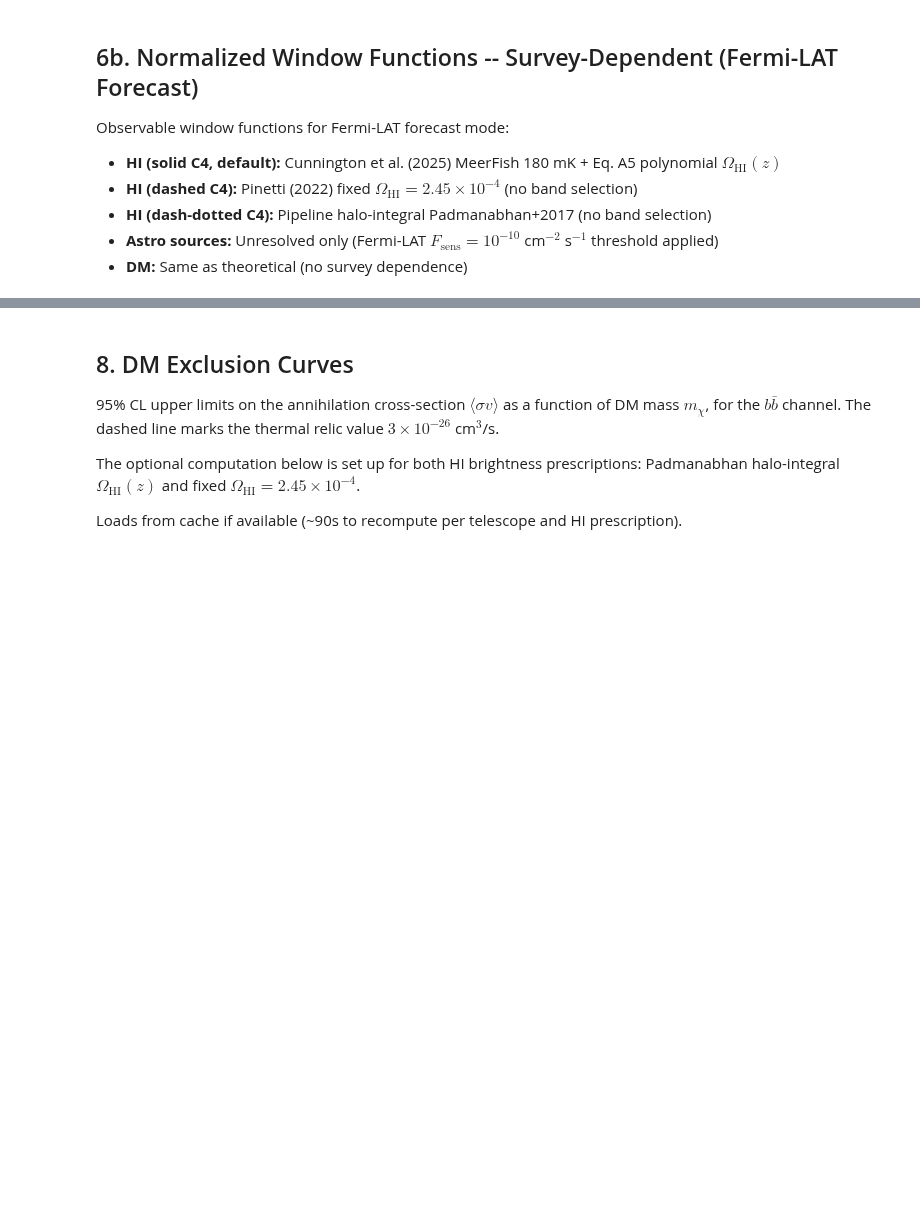
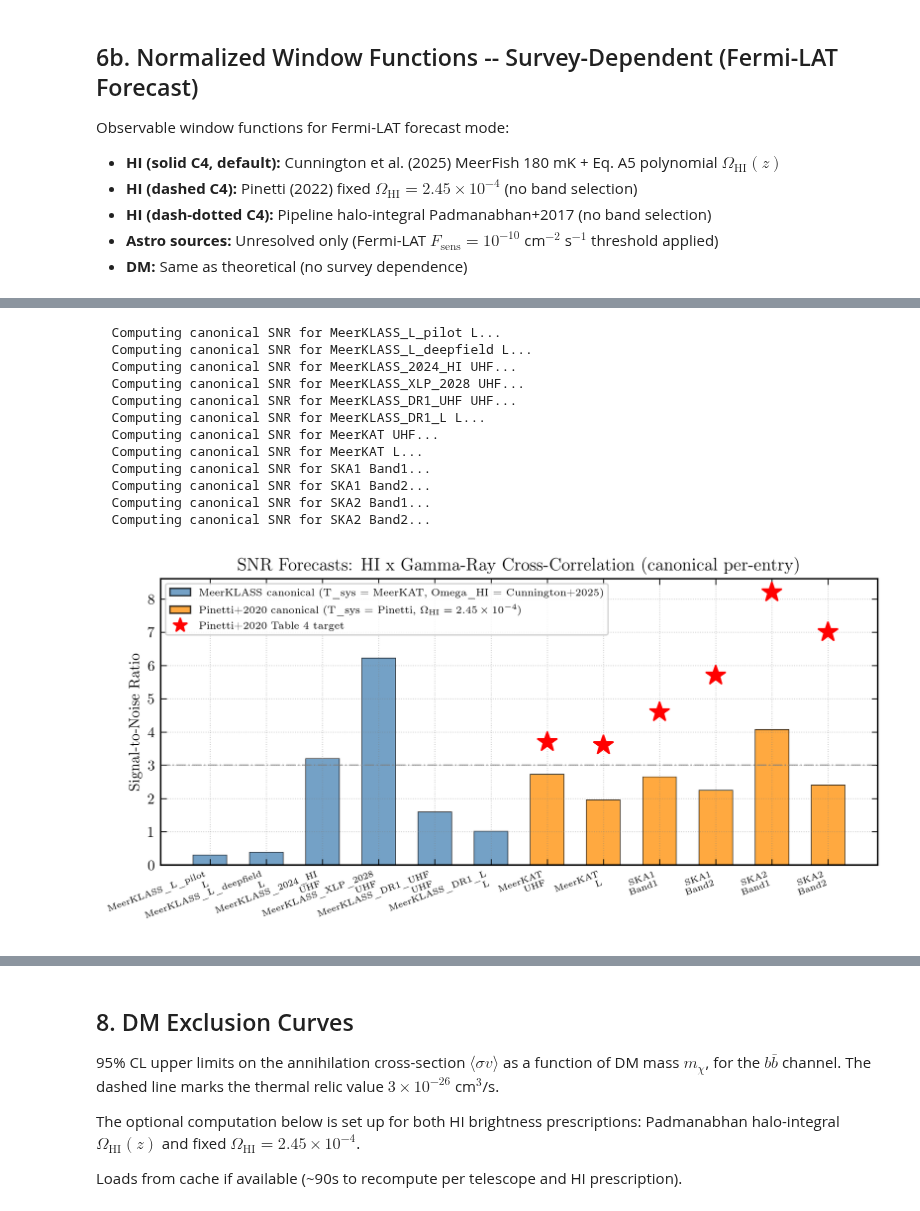
Before and after one commit to raw-asparagus/hixugrb, a Jupyter notebook: notebooks/pipeline_validation.ipynb, the cells around one changed output, grey strips where cells are left out. Saved outputs shown, nothing was run; the diff lists cells and outputs as text; code cells hidden in the pictures; blank space fills up the shorter version.

```diff
--- a/notebooks/pipeline_validation.ipynb
+++ b/notebooks/pipeline_validation.ipynb
@@ -378,7 +384,7 @@ configs = [
     # Interferometric continuum DR1s (commensal, not HI)
     ('MeerKLASS_DR1_UHF',     'UHF',   None),
     ('MeerKLASS_DR1_L',       'L',     None),
-    # Pinetti+2020 forecast targets ﷿﷿﷿﷿﷿﷿﷿﷿﷿ Table 4, dish+interferometer column.
+    # Pinetti+2020 forecast targets ﷿﷿﷿﷿﷿﷿﷿﷿﷿﷿﷿﷿﷿﷿﷿﷿﷿﷿﷿﷿﷿﷿﷿﷿﷿﷿﷿ Table 4, dish+interferometer column.
     # Pinetti+2020 forecasts use the canonical Pinetti settings
     # (T_sys_pinetti + fixed Omega_HI = 2.45e-4) for apples-to-apples comparison.
     # For SKA, Band 1 = high-z (0.35-3), Band 2 = low-z (0-0.5).
@@ -411,7 +417,7 @@ for tel, bnd, target in configs:
                      'tsys': cfg.RADIO_TELESCOPES[tel]['T_sys_model'],
                      'fsens': cfg.RADIO_TELESCOPES[tel]['default_unresolved_mode']}
 
-fig, ax = plt.subplots(figsize=(sty.TEXTWIDTH_IN * 1.9, sty.TEXTWIDTH_IN * 0.75))
+fig, ax = sty.textwidth_figure(8)
 labels = [t + '\n' + b for t, b, _ in configs]
 x = np.arange(len(labels))
 
@@ -422,33 +428,47 @@ for tel, bnd, _ in configs:
     colors.append('steelblue' if mode == 'cunnington' else 'darkorange')
 
 vals = [snr_data[f'{t}_{b}']['snr'] for t, b, _ in configs]
 bars = ax.bar(x, vals, width=0.6, color=colors, alpha=sty.ALPHA_STANDARD,
               edgecolor='black', linewidth=0.5)
 
 # Pinetti+2020 Table 4 red-star targets
 targets = [tgt for _, _, tgt in configs]
 for i, t in enumerate(targets):
     if t is not None:
         ax.plot(i, t, 'r*', ms=sty.MS_LARGE, zorder=5)
 
 # Legend handles for the two canonical modes + Pinetti targets
 from matplotlib.patches import Patch
 from matplotlib.lines import Line2D
 legend_handles = [
     Patch(facecolor='steelblue', alpha=sty.ALPHA_STANDARD, edgecolor='black',
           label='MeerKLASS canonical (T_sys = MeerKAT, Omega_HI = Cunnington+2025)'),
     Patch(facecolor='darkorange', alpha=sty.ALPHA_STANDARD, edgecolor='black',
           label=r'Pinetti+2020 canonical (T_sys = Pinetti, $\Omega_{\rm HI} = 2.45\times10^{-4}$)'),
     Line2D([0], [0], marker='*', color='r', linestyle='None', markersize=10,
            label='Pinetti+2020 Table 4 target'),
 ]
 ax.legend(handles=legend_handles, fontsize=7, loc='upper left')
 
 ax.set_xticks(x); ax.set_xticklabels(labels, fontsize=6, rotation=20, ha='right')
 ax.set_ylabel('Signal-to-Noise Ratio')
 ax.set_title('SNR Forecasts: HI x Gamma-Ray Cross-Correlation (canonical per-entry)')
 ax.axhline(3.0, **sty.GUIDE_STYLE)
 fig.tight_layout()
+# %% [output]
+  Computing canonical SNR for MeerKLASS_L_pilot L...
+  Computing canonical SNR for MeerKLASS_L_deepfield L...
+  Computing canonical SNR for MeerKLASS_2024_HI UHF...
+  Computing canonical SNR for MeerKLASS_XLP_2028 UHF...
+  Computing canonical SNR for MeerKLASS_DR1_UHF UHF...
+  Computing canonical SNR for MeerKLASS_DR1_L L...
+  Computing canonical SNR for MeerKAT UHF...
+  Computing canonical SNR for MeerKAT L...
+  Computing canonical SNR for SKA1 Band1...
+  Computing canonical SNR for SKA1 Band2...
+  Computing canonical SNR for SKA2 Band1...
+  Computing canonical SNR for SKA2 Band2...
+[figure, added]
 # %%
 import pandas as pd
 
```
Also changed, not shown: parts of 6 cells of this notebook, 23 other files.
